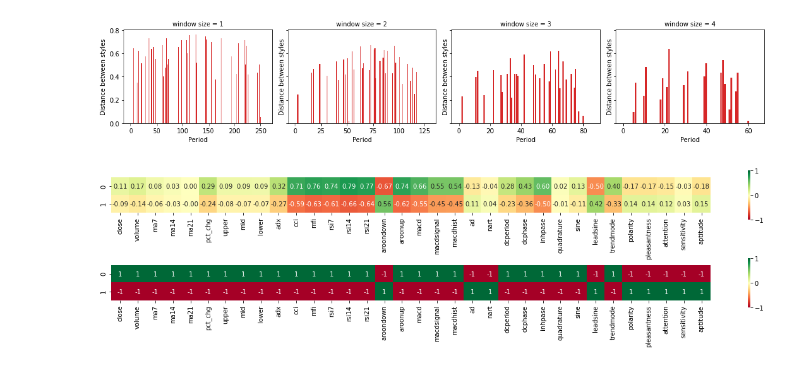
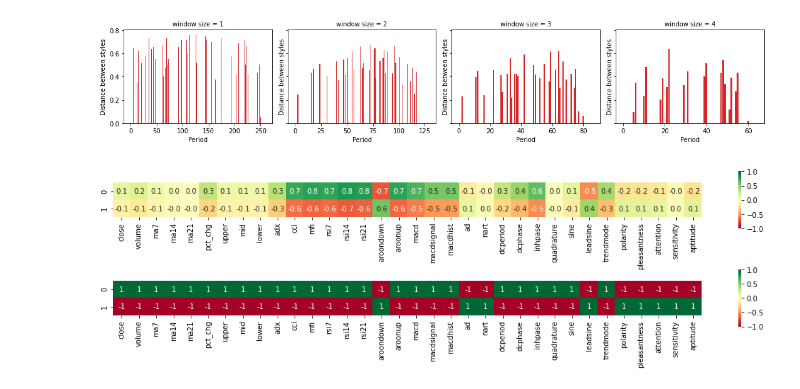
Before and after one commit to Pangjing-Wu/market-style-rotation-analysis, a Jupyter notebook: analysis.ipynb, the cells around one changed output. Cells and saved outputs as stored; diff of their text form; code cells hidden in the pictures.

```diff
--- a/analysis.ipynb
+++ b/analysis.ipynb
@@ -122,19 +125,19 @@ plt.show()
 # %%
 tau, n = best_tau, best_n
 
 X = [x.mean().values for x in weekly(data, tau)]
 X = StandardScaler().fit_transform(X)
 
 cluster = Hierarchy(n, method='ward', criterion='maxclust').fit(X)
 center = cluster.center
-fig, ax = plt.subplots(2, 1, figsize=(17, 4))
-ax[0] = sns.heatmap(center,-1, 1, annot=True, square=True, cmap='RdYlGn', fmt='.2f', xticklabels=data.columns, ax=ax[0])
+fig, ax = plt.subplots(2, 1, figsize=(15, 4))
+ax[0] = sns.heatmap(center,-1, 1, annot=True, square=True, cmap='RdYlGn', fmt='.1f', xticklabels=data.columns, ax=ax[0])
 ax[0].tick_params(labelsize=10)
 # take the sign of each center.
 center = np.sign(center)
 ax[1] = sns.heatmap(center,-1, 1, annot=True, square=True, cmap='RdYlGn', fmt='.0f', xticklabels=data.columns, ax=ax[1])
 ax[1].tick_params(labelsize=10)
 plt.tight_layout()
 plt.show()
 # %% [output]
-[figure, old version]
+[figure, new version]
```
Also changed, not shown: parts of 2 cells of this notebook.
